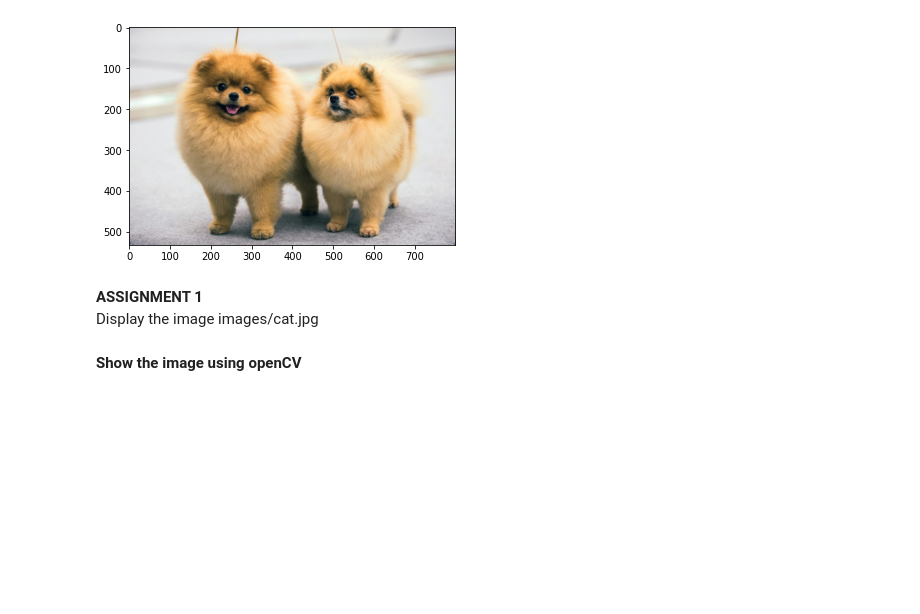
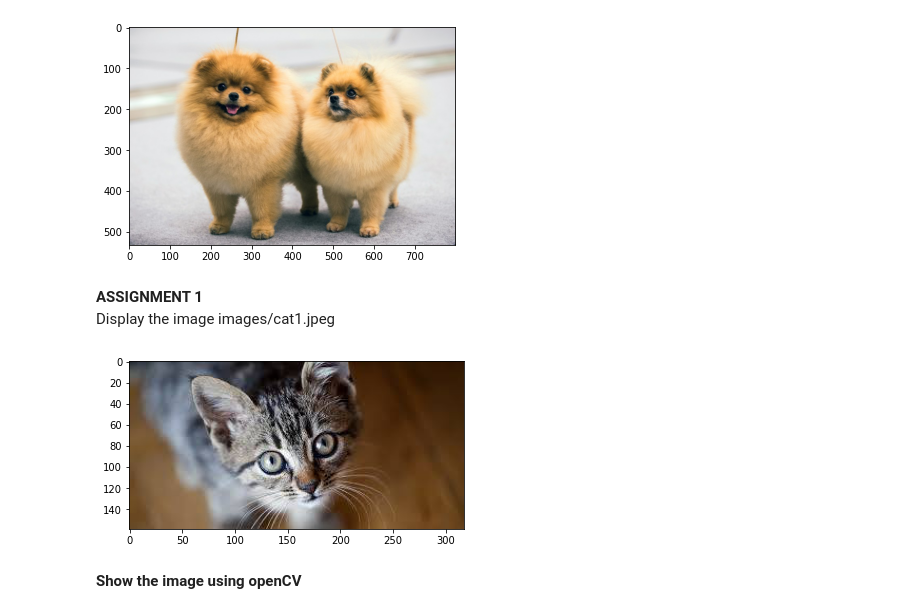
Before and after one commit to cagBRT/computer-vision, a Jupyter notebook: opencv1.ipynb, the cells around one changed output. Saved outputs shown, nothing was run; the diff lists cells and outputs as text; code cells hidden in the pictures; blank space fills up the shorter version.

```diff
--- a/opencv1.ipynb
+++ b/opencv1.ipynb
@@ -63,4 +66,4 @@ plt.show()
 [figure]
 # %% [markdown]
 **ASSIGNMENT 1**<br>
-Display the image images/cat.jpg
+Display the image images/cat1.jpeg
@@ -69,3 +70,10 @@ Display the image images/cat.jpg
+# %%
+#Assignment 1
+image = Image.open('images/cat1.jpeg')
+plt.imshow(image)
+plt.show()
+# %% [output]
+[figure, added]
 # %% [markdown]
 **Show the image using openCV**
 # %%
```
Also changed, not shown: parts of 10 cells of this notebook.
